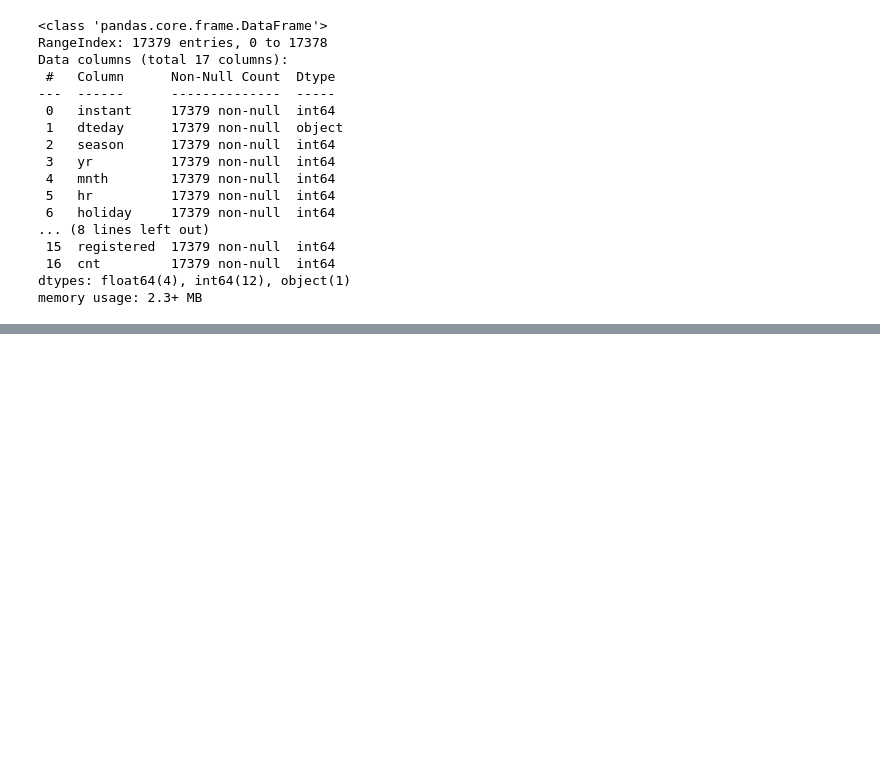
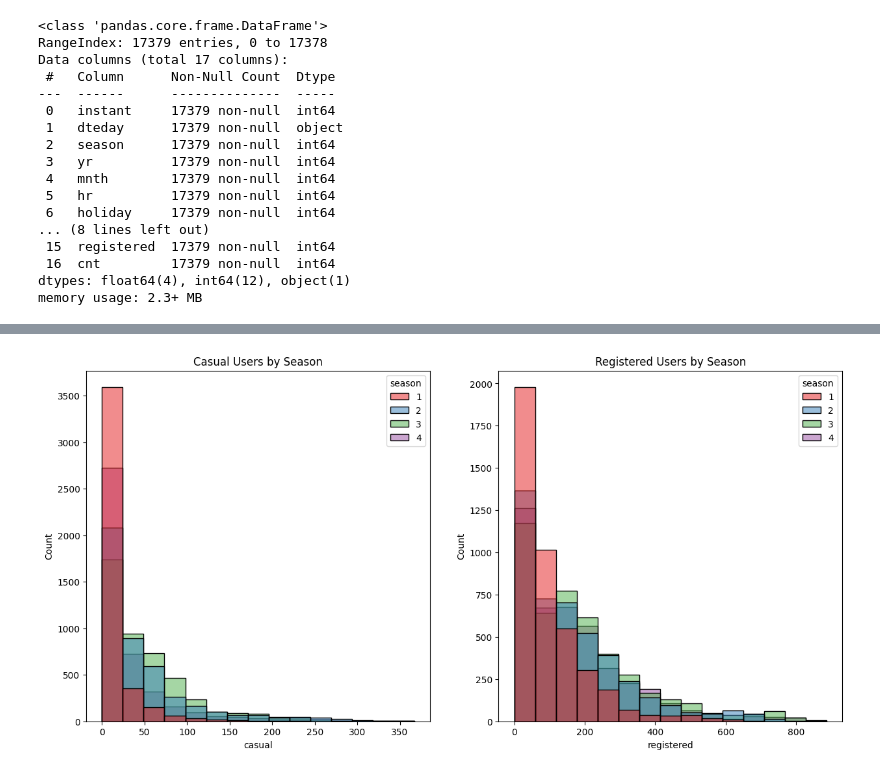
Before and after one commit to shivshankarsajeev/Bike-Sharing, a Jupyter notebook: Notebook/Eda.ipynb, the cells around one changed output, grey strips where cells are left out. Drawn from its saved outputs; the diff is of its cells as text; code cells hidden in the pictures; blank space fills up the shorter version.

```diff
--- a/Notebook/Eda.ipynb
+++ b/Notebook/Eda.ipynb
@@ -93,0 +167,12 @@ for feature in cat_feature:
+# %%
+fig, axs = plt.subplots(1,2, figsize = (15, 7))
+palette = 'Set1'
+plt.subplot(121)
+sns.histplot(data=df, x='casual', bins=15, hue = 'season', palette=palette)
+plt.title('Casual Users by Season')
+plt.subplot(122)
+sns.histplot(data=df, x='registered', bins=15, hue ='season',  palette=palette)
+plt.title('Registered Users by Season')
+plt.show()
+# %% [output]
+[figure, added]
```
Also changed, not shown: parts of 14 cells of this notebook.
